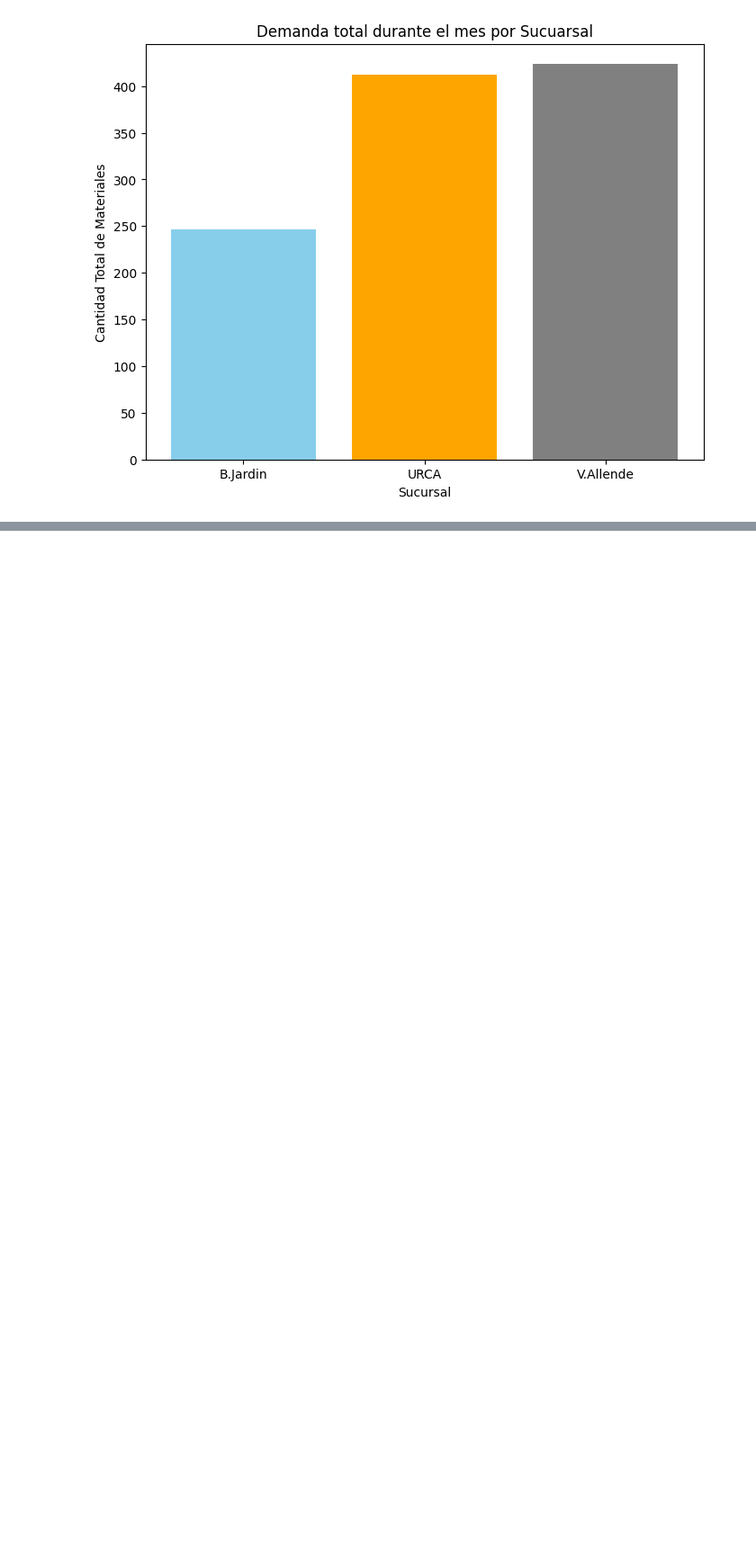
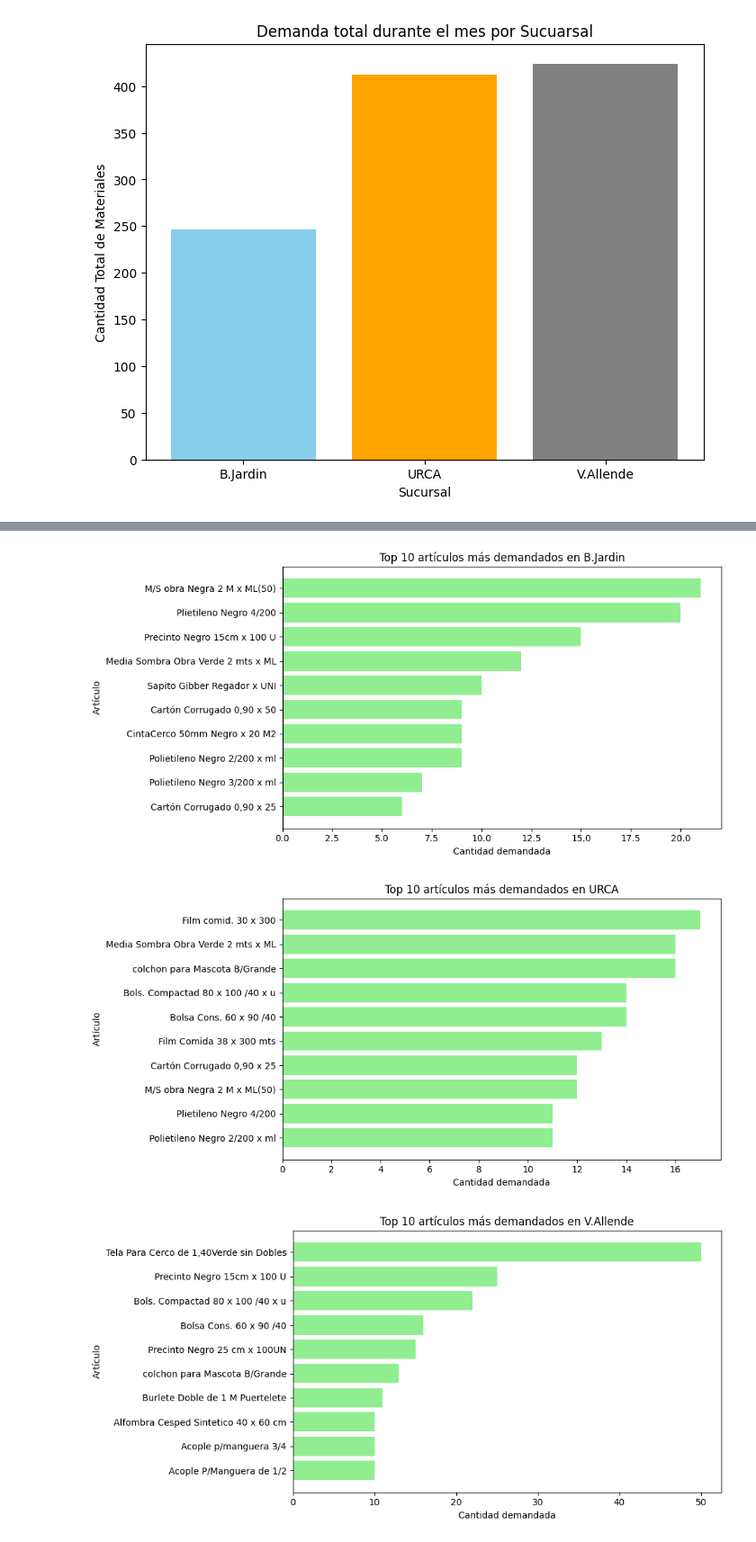
Before and after one commit to BenedettiEsteban/BenedettiEsteban.github.io, a Jupyter notebook: RelevamientoLogisticoSucursalesAgosto2025.ipynb, the cells around one changed output, grey strips where cells are left out. Shown at 90% size. Cells and saved outputs as stored; diff of their text form; code cells hidden in the pictures; blank space fills up the shorter version.

```diff
--- a/RelevamientoLogisticoSucursalesAgosto2025.ipynb
+++ b/RelevamientoLogisticoSucursalesAgosto2025.ipynb
@@ -13,5 +15,5 @@ Saving BaseDatosSKU.csv to BaseDatosSKU (1).csv
 # %%
-bt = pd.read_csv('BaseDatosSKU (1).csv')
+bt = pd.read_csv('BaseDatosSKU.csv')
 bt
 # %% [output]
 |  | Articulo | SKU |
@@ -28,7 +30,7 @@ bt
 | 200 | Cinta Fragil N48 x 50 ML | 390 |
 201 rows × 2 columns
 # %%
-at = pd.read_csv('DatosSucAgosto - Hoja 4 (1).csv')
+at = pd.read_csv('DatosSucAgosto .csv')
 at
 # %% [output]
 |  | Año | Mes | Dia del Mes | Sucursal | Materiales (SKU) | Cantidad de Materiales (Bultos & ... | Dia de la Semana |
@@ -111,0 +112,12 @@ plt.show()
+# %%
+# Unimos la Demanda con el Catalogo de Articulos
+
+bt_merge = at.merge(
+    bt,
+    left_on="Materiales (SKU)",   # nombre de la columna en la tabla de demanda
+    right_on="SKU",               # nombre de la columna en la tabla de artículos
+    how="left"                    # "left" para mantener todos los registros de demanda
+)
+
+# Ver primeras filas
+bt_merge.head(100)
@@ -111,0 +138,39 @@ plt.show()
+# %%
+# Analizaremos cuales son los 10 Materiales mas Demandados por C/Sucursal de mayo a menor
+# 1. Agrupar por sucursal, artículo y SKU, sumando las cantidades
+df_grouped = bt_merge.groupby(
+    ["Sucursal", "Articulo", "Materiales (SKU)"], as_index=False
+)["Cantidad de Materiales (Bultos & Paquetes)"].sum()
+
+# 2. Para cada sucursal, ordenar de mayor a menor y quedarse con los 10 primeros
+df_top10 = df_grouped.groupby("Sucursal").apply(
+    lambda x: x.sort_values(
+        "Cantidad de Materiales (Bultos & Paquetes)", ascending=False
+    ).head(10)
+).reset_index(drop=True)
+
+# 3. Ordenar el resultado final por sucursal y por cantidad (descendente)
+df_top10 = df_top10.sort_values(
+    ["Sucursal", "Cantidad de Materiales (Bultos & Paquetes)"],
+    ascending=[True, False]
+)
+
+# 4. Mostrar resultado
+df_top10.head(30)
+
+
+
+# recorrer cada sucursal y graficar
+for sucursal, datos in df_top10.groupby("Sucursal"):
+    plt.figure(figsize=(10,5))
+    plt.barh(datos["Articulo"], datos["Cantidad de Materiales (Bultos & Paquetes)"], color="lightgreen")
+    plt.gca().invert_yaxis()  # el más alto arriba
+    plt.title(f"Top 10 artículos más demandados en {sucursal}")
+    plt.xlabel("Cantidad demandada")
+    plt.ylabel("Artículo")
+    plt.tight_layout()
+    plt.show()
+# %% [output]
+[figure, added]
+[figure, added]
+[figure, added]
```
Also changed, not shown: parts of 3 cells of this notebook.
